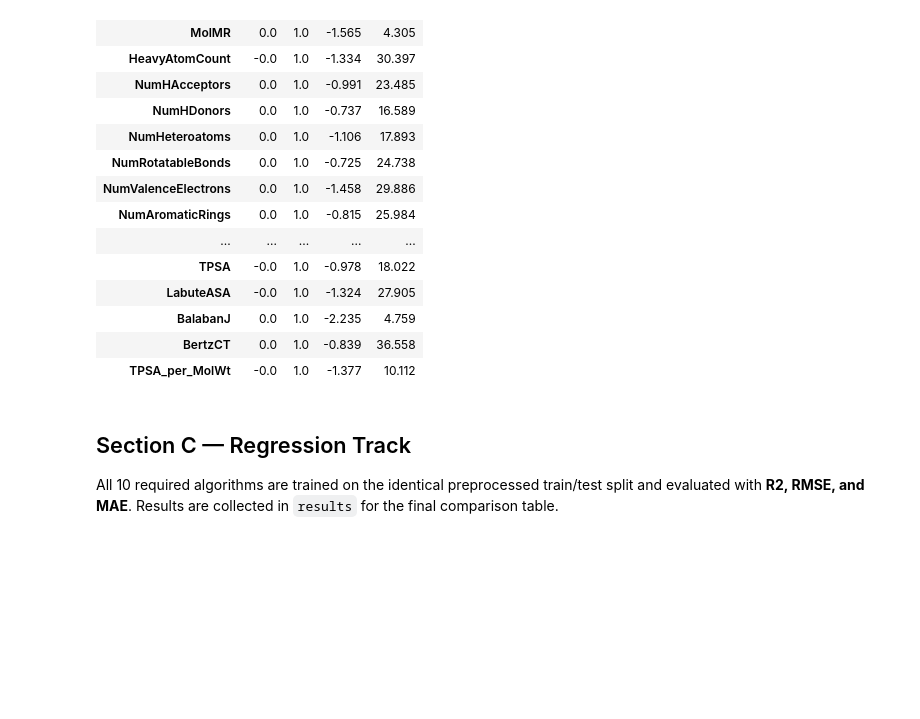
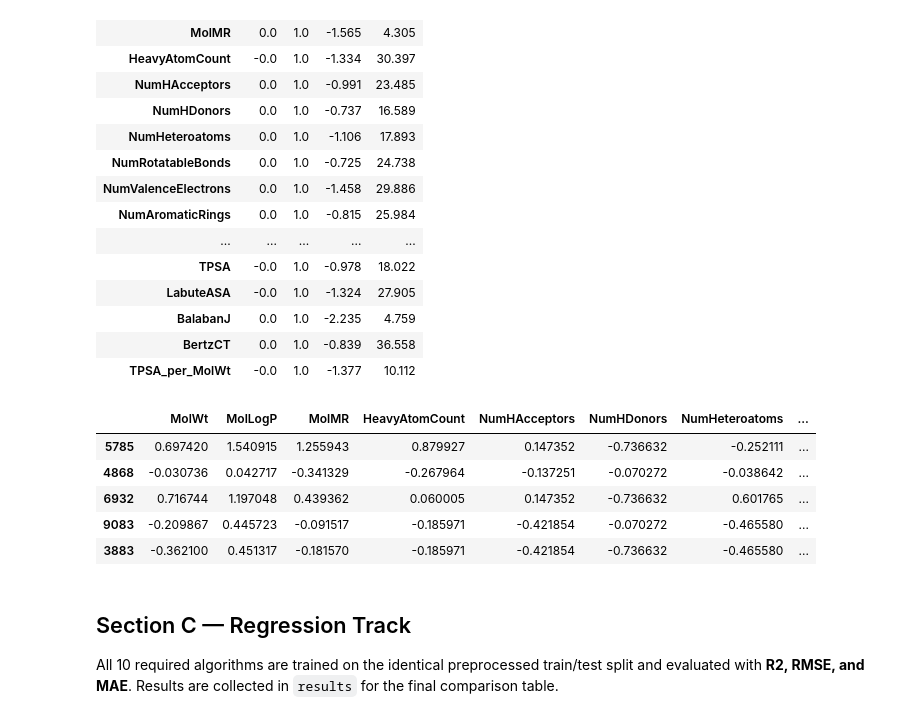
Before and after one commit to arunpravinnn/Machine_Learning_Capstone, a Jupyter notebook: Regression/regression.ipynb, the cells around one changed output. Saved outputs shown, nothing was run; the diff lists cells and outputs as text; code cells hidden in the pictures; blank space fills up the shorter version.

```diff
--- a/Regression/regression.ipynb
+++ b/Regression/regression.ipynb
@@ -426,6 +426,15 @@ Scaling complete. Training feature summary (post-scaling):
 | BalabanJ | 0.0 | 1.0 | -2.235 | 4.759 |
 | BertzCT | 0.0 | 1.0 | -0.839 | 36.558 |
 | TPSA_per_MolWt | -0.0 | 1.0 | -1.377 | 10.112 |
+# %%
+X_train_scaled.head()
+# %% [output]
+|  | MolWt | MolLogP | MolMR | HeavyAtomCount | NumHAcceptors | NumHDonors | NumHeteroatoms | ... |
+| 5785 | 0.697420 | 1.540915 | 1.255943 | 0.879927 | 0.147352 | -0.736632 | -0.252111 | ... |
+| 4868 | -0.030736 | 0.042717 | -0.341329 | -0.267964 | -0.137251 | -0.070272 | -0.038642 | ... |
+| 6932 | 0.716744 | 1.197048 | 0.439362 | 0.060005 | 0.147352 | -0.736632 | 0.601765 | ... |
+| 9083 | -0.209867 | 0.445723 | -0.091517 | -0.185971 | -0.421854 | -0.070272 | -0.465580 | ... |
+| 3883 | -0.362100 | 0.451317 | -0.181570 | -0.185971 | -0.421854 | -0.736632 | -0.465580 | ... |
 # %% [markdown]
 ## Section C — Regression Track
 
```
Also changed, not shown: parts of 5 cells of this notebook.
